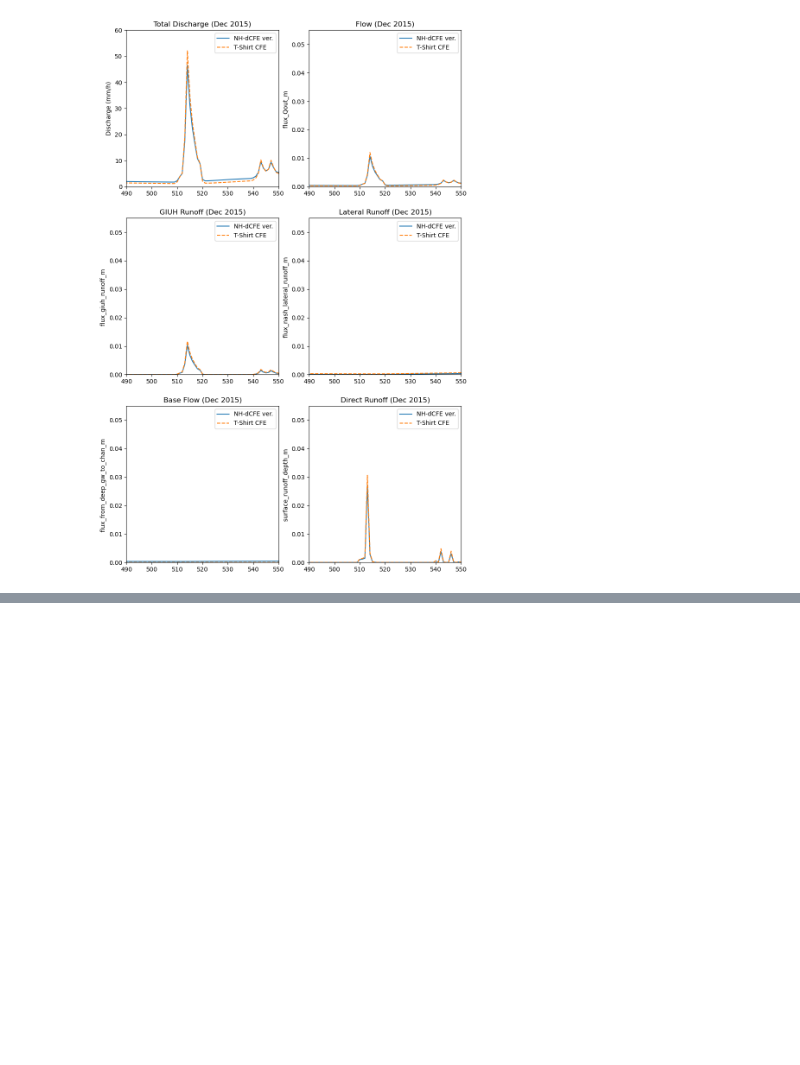
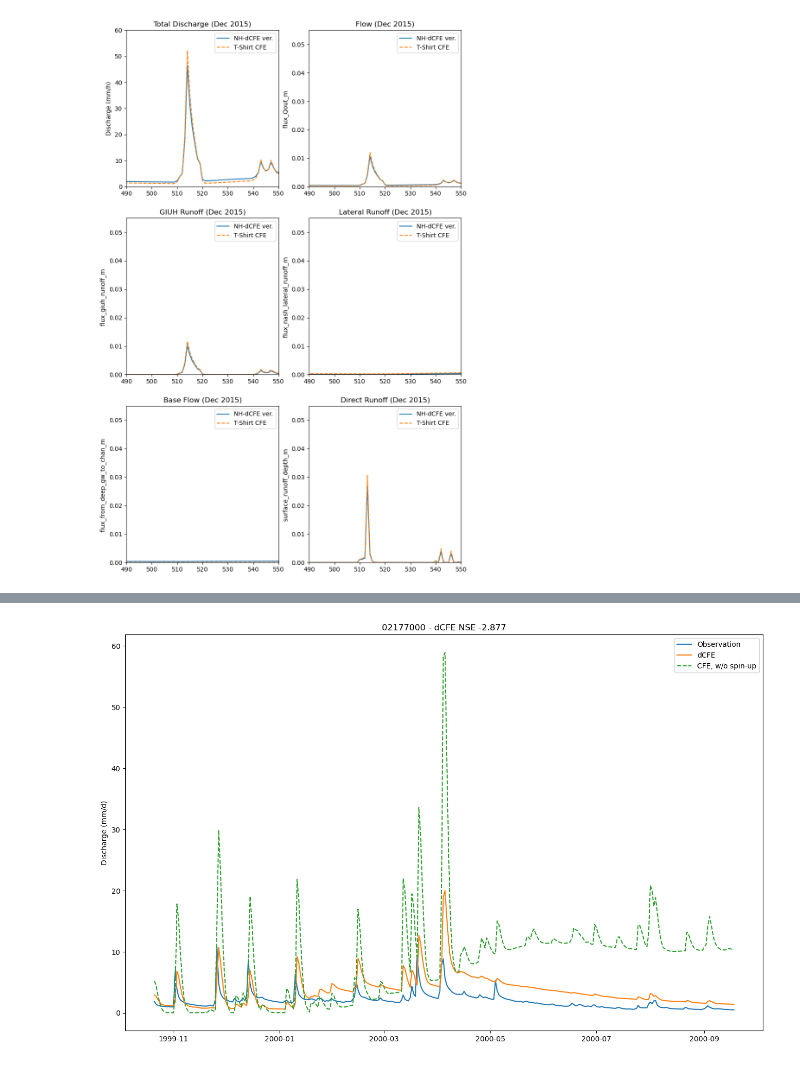
Before and after one commit to mines-ciroh/neuralhydrology, a Jupyter notebook: examples/07-DifferentialCFE-Model/testRun.ipynb, the cells around one changed output, grey strips where cells are left out. Cells and saved outputs as stored; diff of their text form; code cells hidden in the pictures; blank space fills up the shorter version.

```diff
--- a/examples/07-DifferentialCFE-Model/testRun.ipynb
+++ b/examples/07-DifferentialCFE-Model/testRun.ipynb
@@ -520,0 +603,15 @@ ax[2,1].legend()
+# %%
+# Create an instance of the testCFE class
+test_cfe_instance = testCFE()
+# Call the testRun method using the instance
+runoffOut1999_noSpinUp = test_cfe_instance.testRun(x_conceptual=inputForcings1999[:,:,364:729])
+# %%
+fig, ax = plt.subplots(figsize=(16,10))
+ax.plot(qobs1999['date'][20:354], qobs1999[20:354], label="Observation")
+ax.plot(qsim1999['date'][20:354], qsim1999[20:354], label="dCFE")
+ax.plot(qobs1999['date'][20:354], runoffOut1999_noSpinUp[20:354,0]/1000*526.77 * 1000000.0 / (3600*24), label = 'CFE, w/o spin-up', linestyle = 'dashed')
+ax.set_ylabel("Discharge (mm/d)")
+ax.set_title(f"02177000 - dCFE NSE {results1999['02177000']['1D']['NSE']:.3f}")
+_ = ax.legend()
+# %% [output]
+[figure, added]
```
Also changed, not shown: parts of 16 cells of this notebook, 5 other files.
